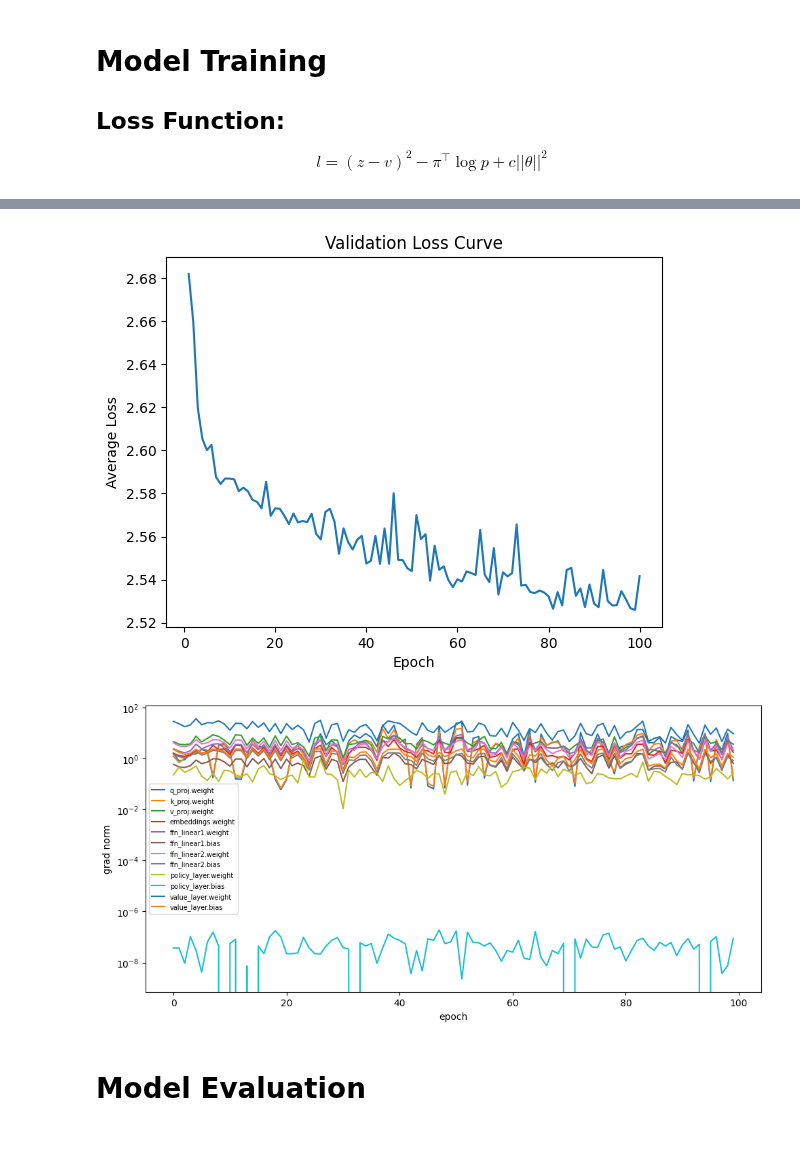
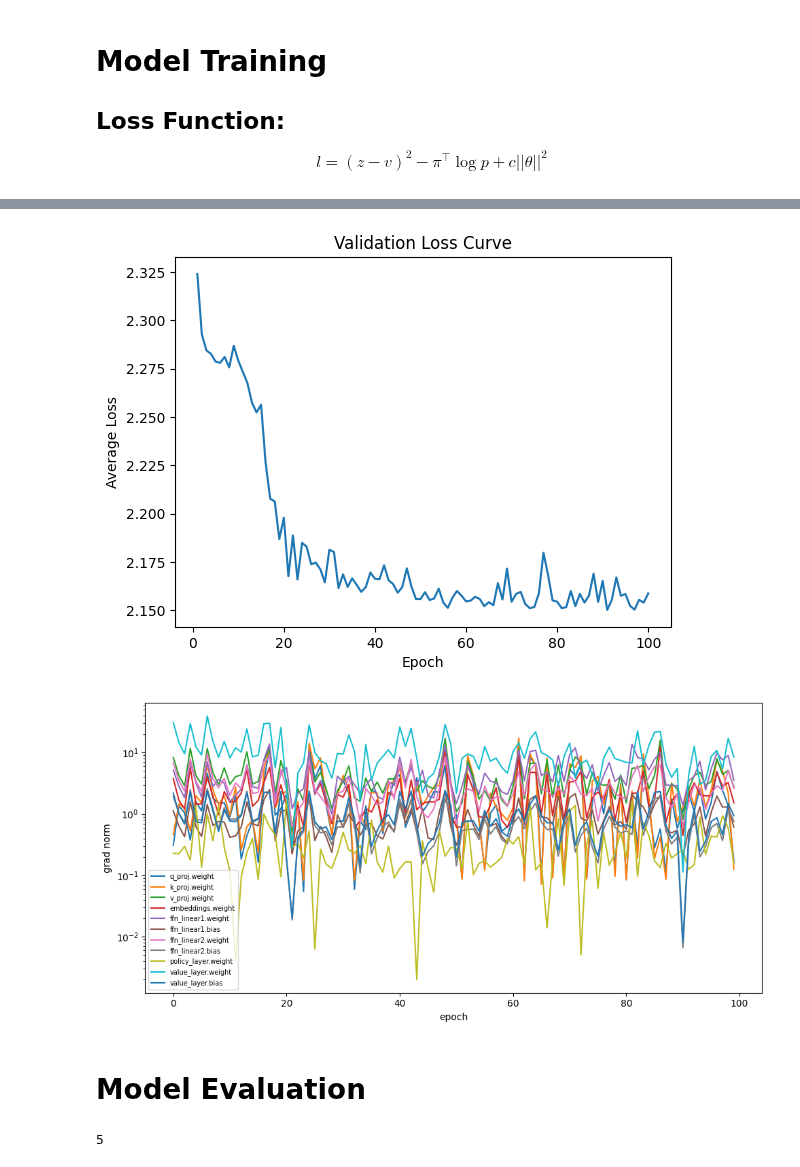
Before and after one commit to asminkarki012/learning, a Jupyter notebook: learn-ml/attention-from-scratch/train_alphazero.ipynb, the cells around one changed output, grey strips where cells are left out. Drawn from its saved outputs; the diff is of its cells as text; code cells hidden in the pictures.

Commit message:
learn[ml]: puct added along with new more unique move mcts dataset for training

```diff
--- a/learn-ml/attention-from-scratch/train_alphazero.ipynb
+++ b/learn-ml/attention-from-scratch/train_alphazero.ipynb
@@ -18,9 +18,14 @@ O = "O"
 EMPTY = "_"
 cwd = Path().resolve().parent.parent
 
-TRAINING_DATA_FILE_PATH = "./data_generation_script/mcts_training_alphazero_data.json"
+TRAINING_DATA_FILE_PATH = (
+    "./data_generation_script/mcts_training_with_temperature_moves_with_mcts_best_action.json"
+    #mcts_training_with_temperature_moves.json"
+)
 
-device = torch.device("cuda" if torch.cuda.is_available() else "cpu")
+
+# device = torch.device("cuda" if torch.cuda.is_available() else "cpu")
+device = torch.device("cpu")
 # %%
 device
 # %% [output]
@@ -172,9 +188,11 @@ class AlphaZeroTicTacToeTransformer(nn.Module):
         self.ffn_linear1 = nn.Linear(EMBEDDING_DIM, FFN_HIDDEN_DIM)
         self.ffn_linear2 = nn.Linear(FFN_HIDDEN_DIM, EMBEDDING_DIM)
 
-        self.policy_layer = nn.Linear(EMBEDDING_DIM, 1)
+        # since softmax is shift-invariant and adding bias have no effect to the parameters
+        self.policy_layer = nn.Linear(EMBEDDING_DIM, 1, bias=False)
 
         # flatten all 9 positions (9x16=144) into value_layer instead of mean-pooling, so piece signals aren't diluted by empty squares
+        # also since tanh is shift-variant, and also first move advantage of X is captured by the bias so bias is required
         self.value_layer = nn.Linear(SEQ_LENGTH * EMBEDDING_DIM, 1)
 
     def forward(self, x: torch.Tensor):
@@ -396,15 +414,18 @@ plt.ylabel("Average Loss")
 plt.title("Validation Loss Curve")
 plt.show()
 # %% [output]
-[figure, old version]
+[figure, new version]
 # %%
 plt.figure(figsize=(10, 5))
 for key in grad_history[0]:
     plt.plot([g[key] for g in grad_history], label=key)
 plt.yscale("log")
-plt.xlabel("epoch"); plt.ylabel("grad norm")
-plt.legend(fontsize=7); plt.tight_layout(); plt.show()
+plt.xlabel("epoch")
+plt.ylabel("grad norm")
+plt.legend(fontsize=7)
+plt.tight_layout()
+plt.show()
 # %% [output]
-[figure, old version]
+[figure, new version]
 # %%
 # code for saving model
@@ -431,6 +452,23 @@ def predict_move(model, board):
 
     move = torch.argmax(log_probs).item()
     return move, value, attn_weights
+# %%
+from data_generation_script.tic_tac_toe import Tictactoe
+from data_generation_script.puct_mcts import PUCTNode
+
+# 1. build a Tictactoe object matching your test board
+game = Tictactoe()
+game.board = ["X", "X", "_", "O", "O", "_", "_", "_", "_"]
+game.turn = "O"  # whoever's turn it is in this test position
+
+# 2. build the root node, passing your already-loaded model
+root = PUCTNode(state=game, model=model)
+
+# 3. run the search
+best_move = root.best_action(simulations_number=50)
+print(best_move)  # prediction: 2
+# %% [output]
+5
 # %%
 # O about to win - model should block at position 2
 board = ["O", "O", "_", "X", "X", "_", "_", "_", "_"]
```
Also changed, not shown: parts of 35 cells of this notebook, 8 other files.
